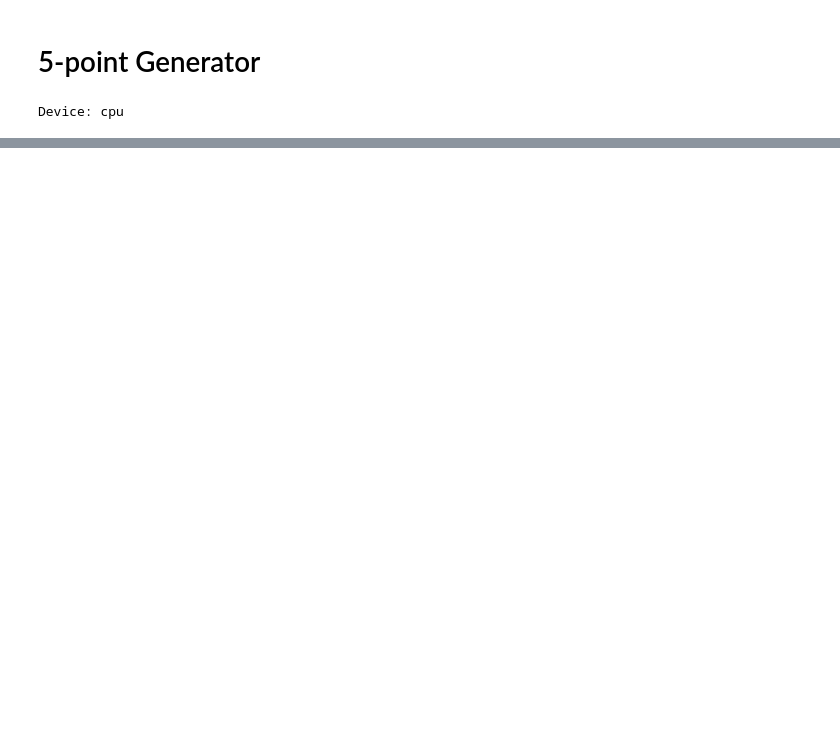
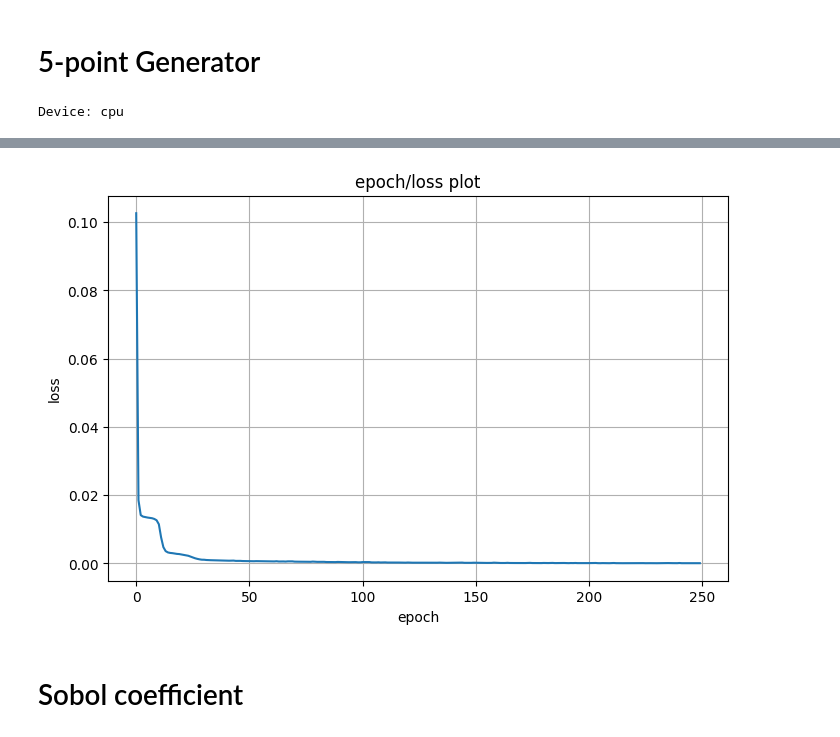
Before and after one commit to DmitrySavinskikh/graduate-paper-code, a Jupyter notebook: ml_part2.ipynb, the cells around one changed output, grey strips where cells are left out. Drawn from its saved outputs; the diff is of its cells as text; code cells hidden in the pictures; blank space fills up the shorter version.

Commit message:
added net + sobol coeffs

```diff
--- a/ml_part2.ipynb
+++ b/ml_part2.ipynb
@@ -288,0 +349,32 @@ print("Pressure scale:", pressure_scale)
+# %%
+from tqdm.auto import tqdm
+n_epochs = 250 # loss for 250 epochs - 8.39e-5, for 200 epochs - 7.87e-5. So model was a bit overlearned for 250.
+loss_history = []
+
+epoch_bar = tqdm(range(n_epochs), desc="train...", unit="epoch")
+
+for epoch in epoch_bar:
+    total = 0.0
+
+    for xb, yb in loader:
+        xb = xb.to(device)
+        yb = yb.to(device)
+
+        pred = model(xb)
+        loss_sw = mse(pred[:, 0:1], yb[:, 0:1])
+        loss_p = mse(pred[:, 1:2], yb[:, 1:2])
+        loss_ic = initial_condition_loss(model, 1024)
+        loss_sm = smoothness_loss(model, 512)
+        loss = loss_sw + 0.1 * loss_p + 2.0 * loss_ic + 1e-4 * loss_sm
+
+        optimizer.zero_grad()
+        loss.backward()
+        optimizer.step()
+
+        total += loss.item() * len(xb)
+    avg = total / len(dataset)
+    loss_history.append(avg)
+
+    epoch_bar.set_postfix(loss=avg)
+    if epoch == 1 or epoch % 25 == 0:
+        print('epoch= ', epoch, 'loss= ', avg)
@@ -288,0 +393,12 @@ print("Pressure scale:", pressure_scale)
+# %%
+plt.figure(figsize=(8, 5))
+plt.plot(range(n_epochs), loss_history)
+plt.xlabel('epoch')
+plt.ylabel('loss')
+plt.title('epoch/loss plot')
+plt.grid(True)
+plt.show()
+# %% [output]
+[figure, added]
+# %% [markdown]
+# Sobol coefficient
```
Also changed, not shown: parts of 9 cells of this notebook.
